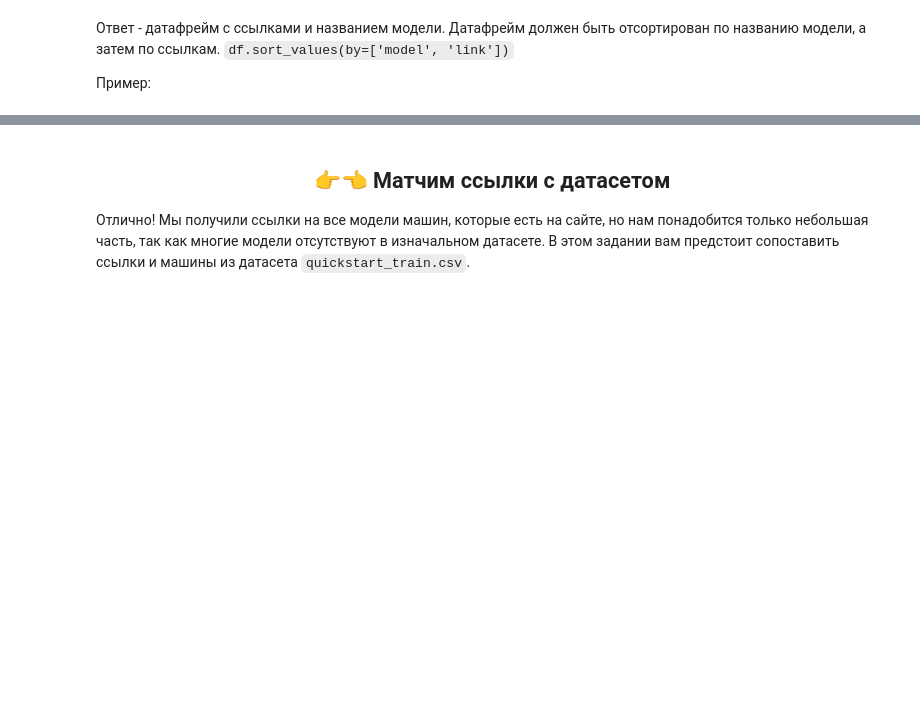
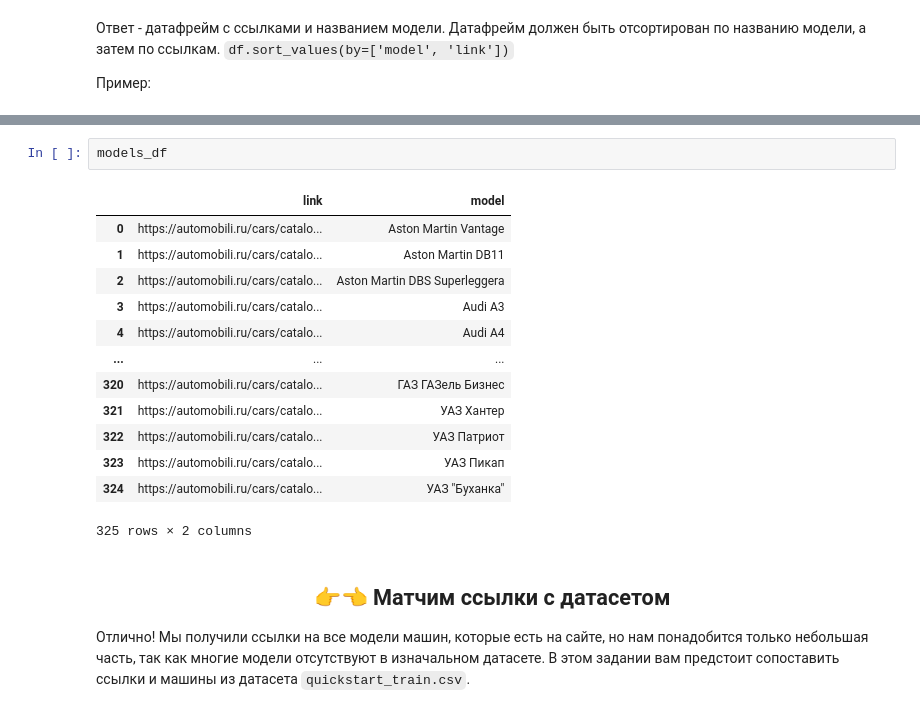
Before and after one commit to nik-gorby/MFTI_DPO, a Jupyter notebook: notebooks/parsing_hw.ipynb, the cells around one changed output, grey strips where cells are left out. Saved outputs shown, nothing was run; the diff lists cells and outputs as text; blank space fills up the shorter version.

```diff
--- a/notebooks/parsing_hw.ipynb
+++ b/notebooks/parsing_hw.ipynb
@@ -135,3 +156,19 @@ else:
+# %%
+models_df
+# %% [output]
+|  | link | model |
+| 0 | https://automobili.ru/cars/catalo... | Aston Martin Vantage |
+| 1 | https://automobili.ru/cars/catalo... | Aston Martin DB11 |
+| 2 | https://automobili.ru/cars/catalo... | Aston Martin DBS Superleggera |
+| 3 | https://automobili.ru/cars/catalo... | Audi A3 |
+| 4 | https://automobili.ru/cars/catalo... | Audi A4 |
+| ... | ... | ... |
+| 320 | https://automobili.ru/cars/catalo... | ГАЗ ГАЗель Бизнес |
+| 321 | https://automobili.ru/cars/catalo... | УАЗ Хантер |
+| 322 | https://automobili.ru/cars/catalo... | УАЗ Патриот |
+| 323 | https://automobili.ru/cars/catalo... | УАЗ Пикап |
+| 324 | https://automobili.ru/cars/catalo... | УАЗ "Буханка" |
+325 rows × 2 columns
 # %% [markdown]
 ## <center> 👉👈 Матчим ссылки с датасетом
 
```
Also changed, not shown: parts of 8 cells of this notebook.
